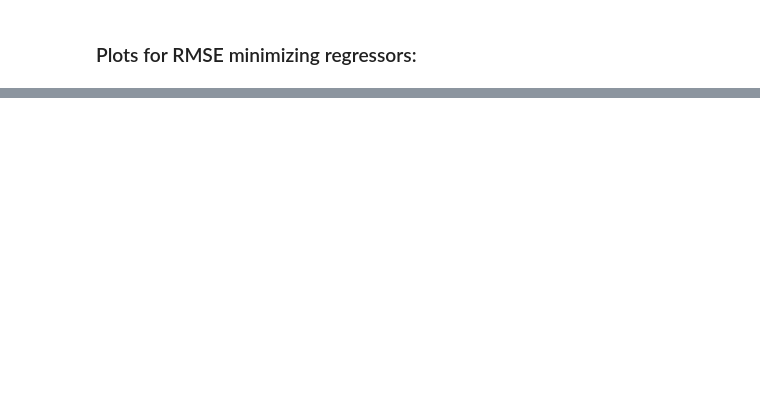
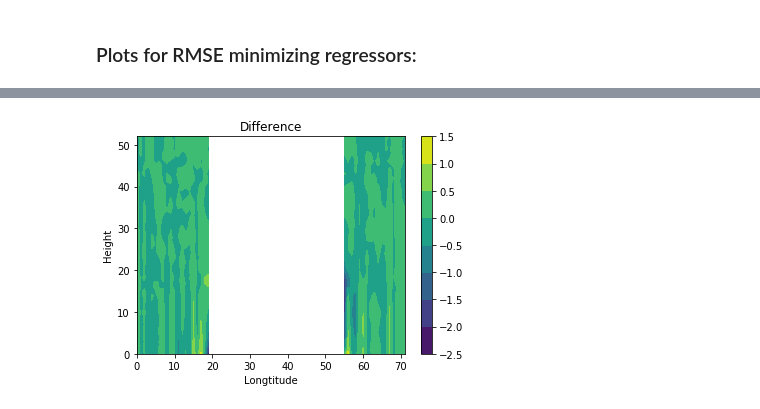
Before and after one commit to aremorov/mars_atmosphere_ML, a Jupyter notebook: ML3.1.2.ipynb, the cells around one changed output, grey strips where cells are left out. Saved outputs shown, nothing was run; the diff lists cells and outputs as text; code cells hidden in the pictures; blank space fills up the shorter version.

```diff
--- a/ML3.1.2.ipynb
+++ b/ML3.1.2.ipynb
@@ -245,8 +312,10 @@ plt.savefig("Predicted")
 # %%
-plt.contourf(full_pred_contour2 - full_out_contour)
+plt.contourf(height_pred_contour - height_out_contour)
 plt.colorbar()
 plt.title("Difference")
 plt.xlabel("Longtitude")
-plt.ylabel("Latitude")
+plt.ylabel("Height")
 plt.show()
+# %% [output]
+[figure, added]
 # %%
```
Also changed, not shown: parts of 15 cells of this notebook.
